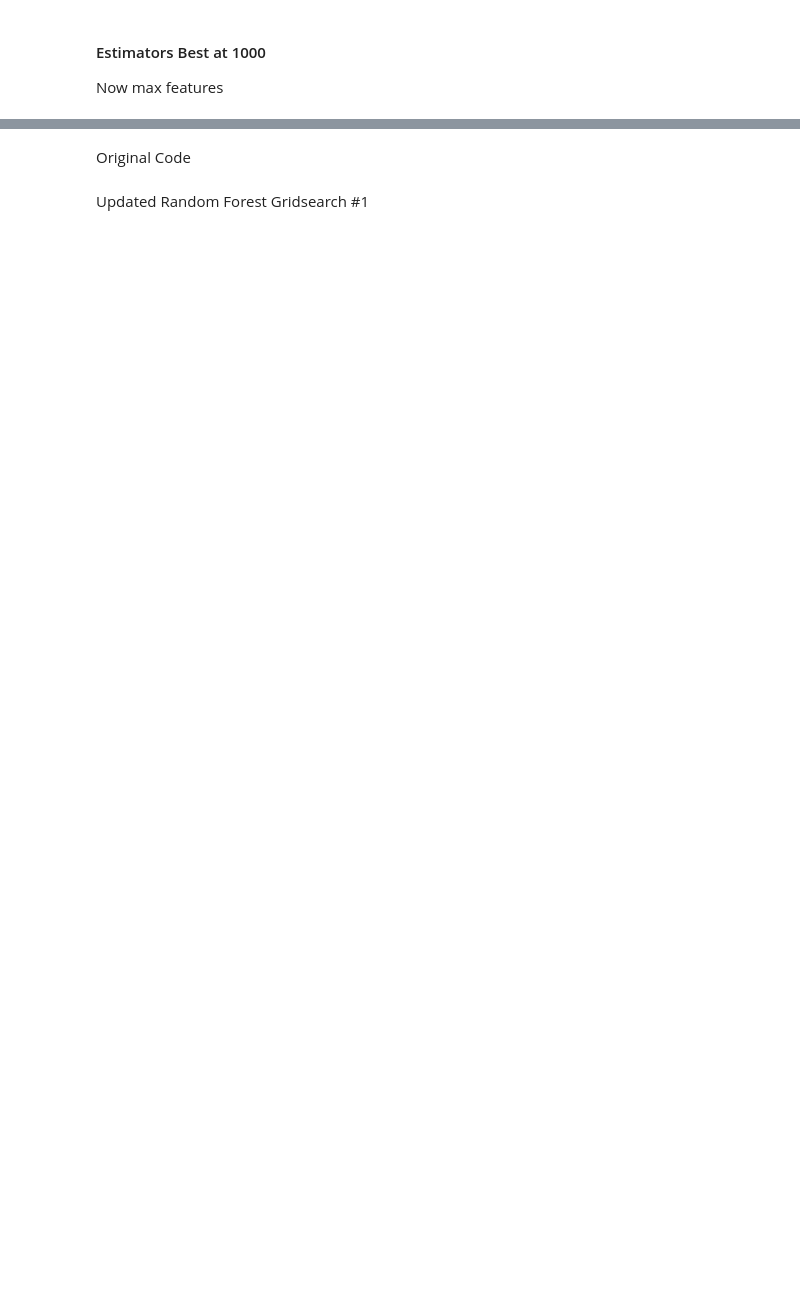
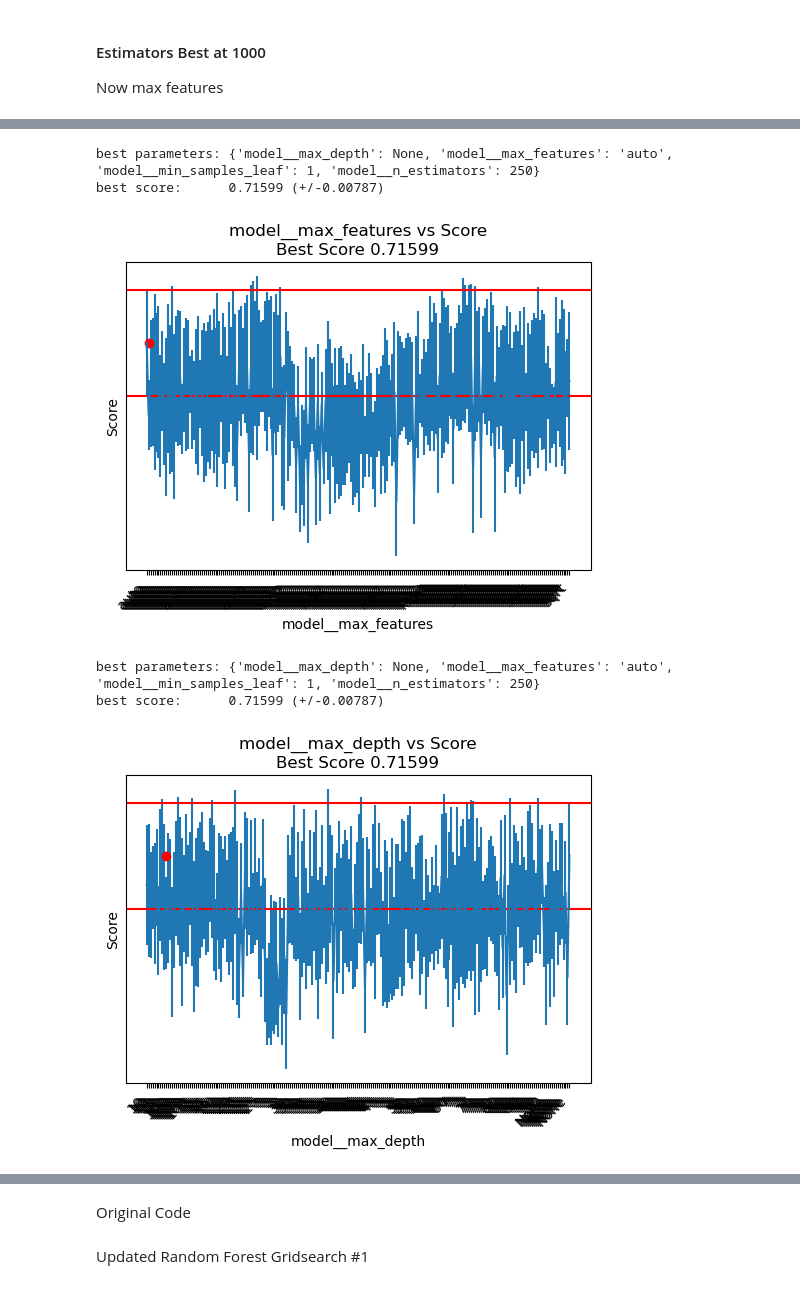
Before and after one commit to tmcroyce/UFC_Prediction_V2.1, a Jupyter notebook: V2_Newer_Notebooks/8. Prediction.ipynb, the cells around one changed output, grey strips where cells are left out. Saved outputs shown, nothing was run; the diff lists cells and outputs as text; code cells hidden in the pictures; blank space fills up the shorter version.

```diff
--- a/V2_Newer_Notebooks/8. Prediction.ipynb
+++ b/V2_Newer_Notebooks/8. Prediction.ipynb
@@ -764,0 +570,32 @@ ValueError: 'sqrt' is not in list
+# %%
+# gridsearch to look at max depth and max features, keeping n_estimators at 100 and min_samples_leaf at 1
+
+param_grid = {'model__n_estimators' : [100, 250, 500, 1000],
+                    'model__max_depth' : [None,  3,  5,  7, 10, 15, 20, 25, 30, 35, 40, 45, 50, 60, 70, 80, 90, 100],
+                    'model__max_features' : ['auto', 'sqrt', 'log2'],
+                    'model__min_samples_leaf' : [1]}
+
+# Initialize the GridSearchCV object with the model (rf_model), parameter grid, and cross-validation strategy
+grid_search = GridSearchCV(estimator=rf_model, param_grid=param_grid, cv=4, scoring='accuracy', n_jobs = 16, verbose=0)
+
+# Fit the GridSearchCV object to the training data
+grid_search.fit(X_train, y_train)
+
+# Use the GridSearch_table_plot function to visualize the results
+
+gs_max_features_results, gs_mf_fig  = GridSearch_results(grid_search, param_name='model__max_features',
+                                                            num_results=0, graph=True, display_all_params=False)
+
+gs_max_depth_results, gs_md_fig = GridSearch_results(grid_search, param_name='model__max_depth',
+                                                        num_results=0, graph=True, display_all_params=False)
+
+play_jobs_done()
+
+results_df = pd.DataFrame(grid_search.cv_results_)
+# %% [output]
+best parameters: {'model__max_depth': None, 'model__max_features': 'auto', 'model__min_samples_leaf': 1, 'model__n_estimators': 250}
+best score:      0.71599 (+/-0.00787)
+[figure, added]
+best parameters: {'model__max_depth': None, 'model__max_features': 'auto', 'model__min_samples_leaf': 1, 'model__n_estimators': 250}
+best score:      0.71599 (+/-0.00787)
+[figure, added]
```
Also changed, not shown: parts of 63 cells of this notebook, 2 other files.
